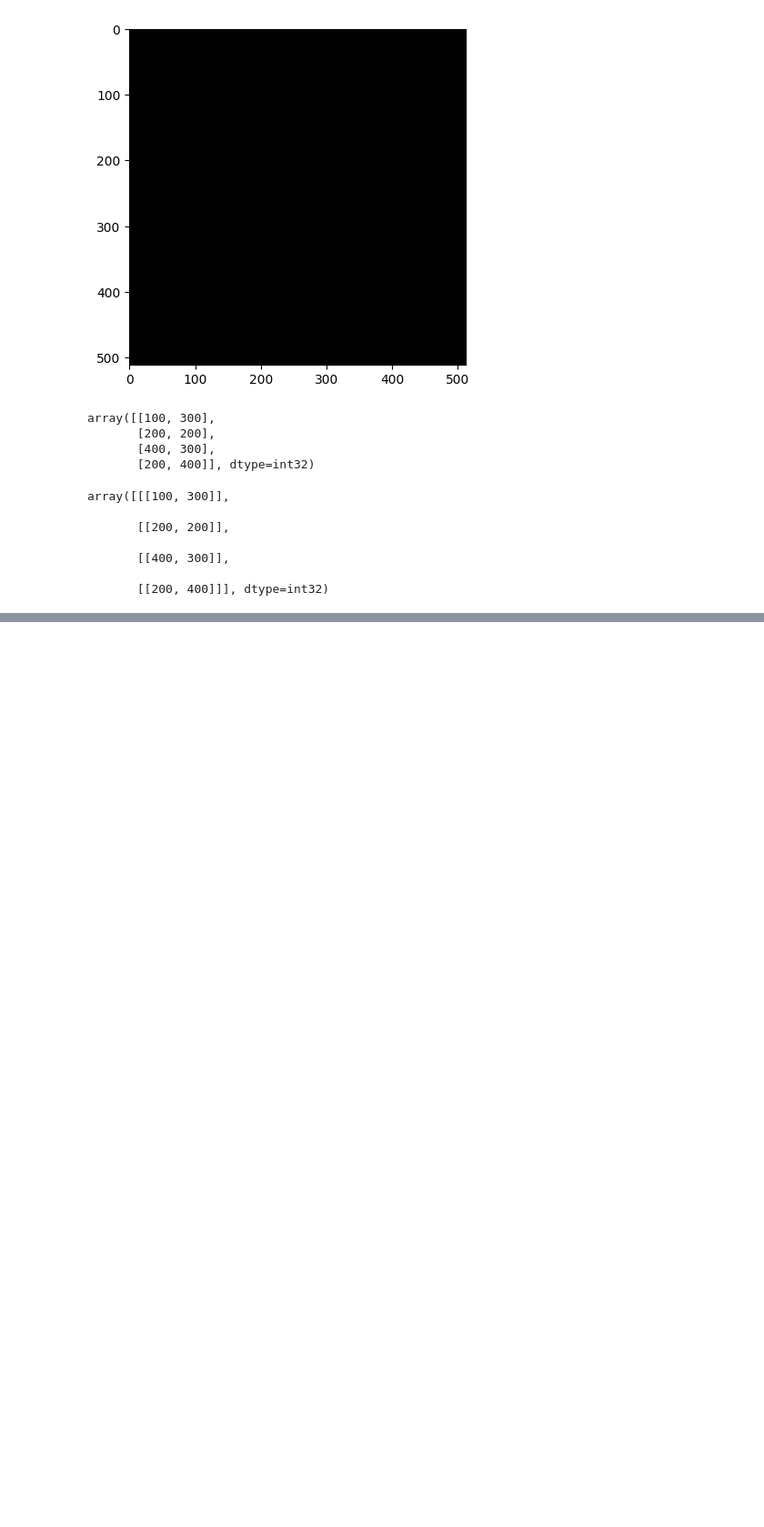
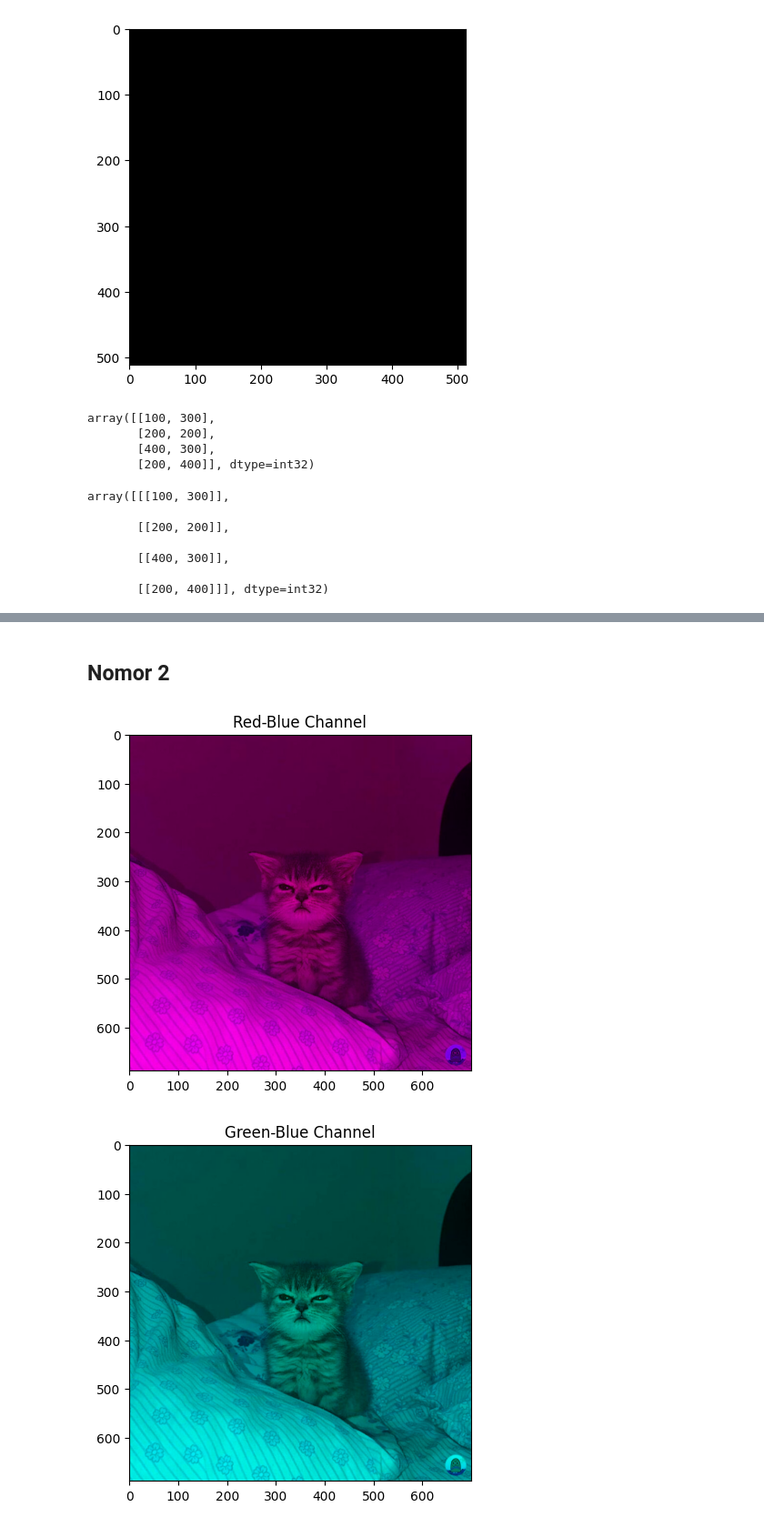
Before and after one commit to Sythaz/PCVK_Ganjil_2024, a Jupyter notebook: PCVK-Week2.ipynb, the cells around one changed output, grey strips where cells are left out. Shown at 91% size. Saved outputs shown, nothing was run; the diff lists cells and outputs as text; code cells hidden in the pictures; blank space fills up the shorter version.

```diff
--- a/PCVK-Week2.ipynb
+++ b/PCVK-Week2.ipynb
@@ -130,0 +179,17 @@ plt.imshow(black_img2)
+# %% [markdown]
+## Nomor 2
+# %%
+img_kucing1 = img.copy()
+img_kucing1[:, :, 1] = 0  # hilangkan channel Green
+plt.imshow(cv.cvtColor(img_rb, cv.COLOR_BGR2RGB))
+plt.title("Red-Blue Channel")
+plt.show()
+
+img_kucing2 = img.copy()
+img_kucing2[:, :, 2] = 0  # hilangkan channel Red
+plt.imshow(cv.cvtColor(img_kucing2, cv.COLOR_BGR2RGB))
+plt.title("Green-Blue Channel")
+plt.show()
+# %% [output]
+[figure, added]
+[figure, added]
```
Also changed, not shown: parts of 24 cells of this notebook.
